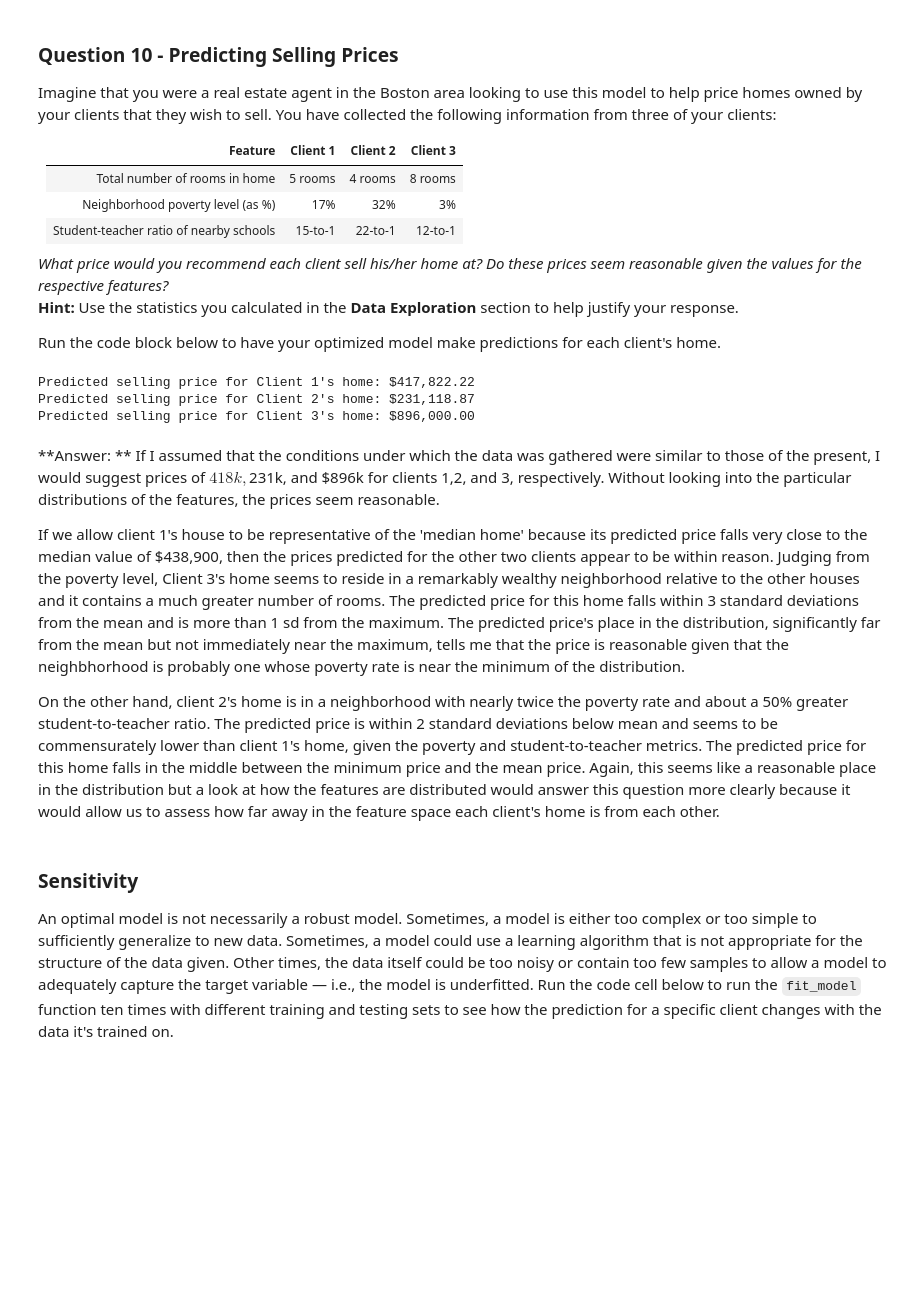
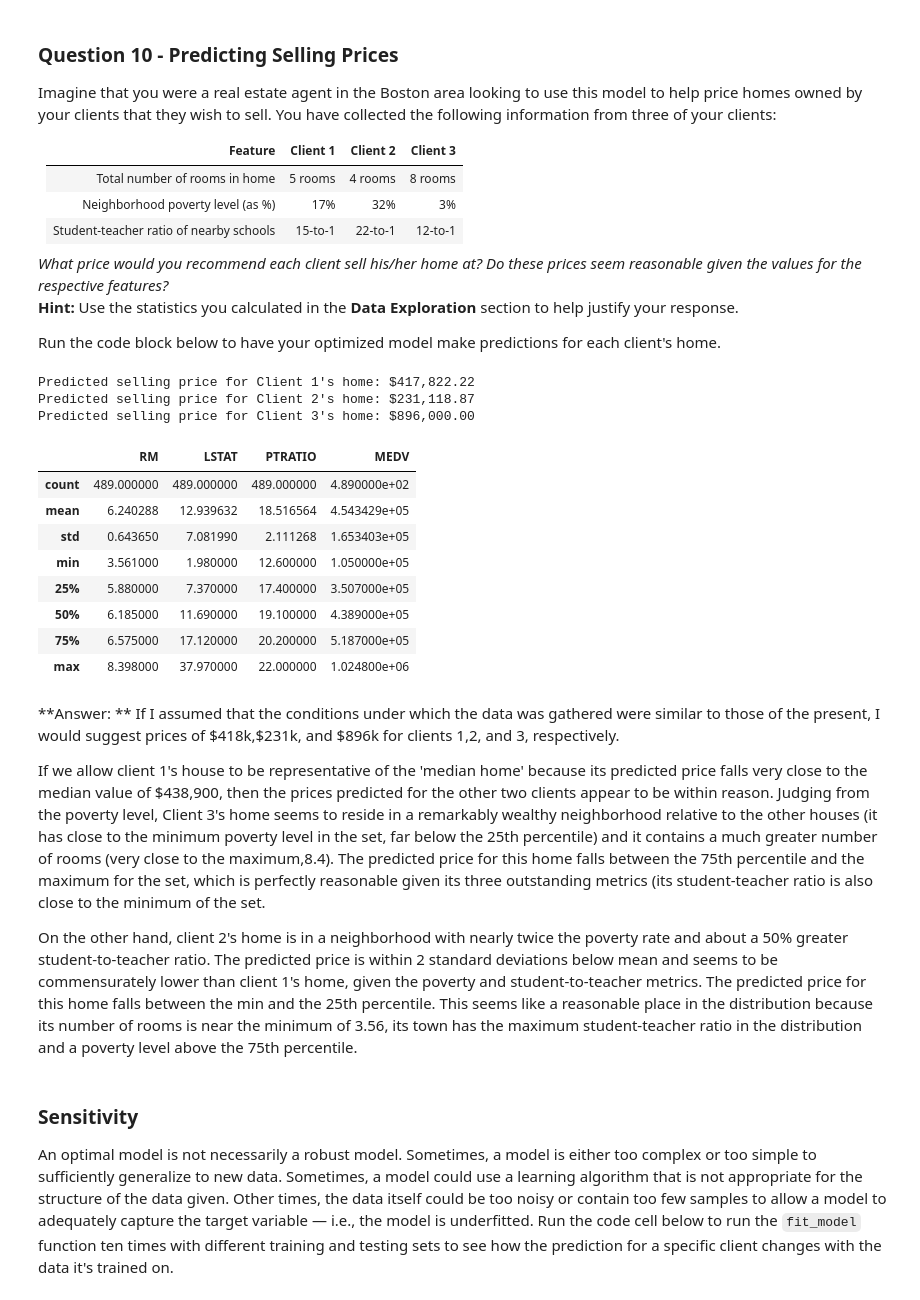
Before and after one commit to brayan07/machine-learning, a Jupyter notebook: projects/boston_housing/boston_housing.ipynb, the cells around one changed output. Cells and saved outputs as stored; diff of their text form; code cells hidden in the pictures; blank space fills up the shorter version.

Commit message:
Incorporated suggestions from first review.

```diff
--- a/projects/boston_housing/boston_housing.ipynb
+++ b/projects/boston_housing/boston_housing.ipynb
@@ -335,23 +349,35 @@ Run the code block below to have your optimized model make predictions for each
 # %%
 # Produce a matrix for client data
 client_data = [[5, 17, 15], # Client 1
                [4, 32, 22], # Client 2
                [8, 3, 12]]  # Client 3
 
 # Show predictions
 for i, price in enumerate(reg.predict(client_data)):
     print "Predicted selling price for Client {}'s home: ${:,.2f}".format(i+1, price)
+
+#Describe data
+data.describe()
 # %% [output]
 Predicted selling price for Client 1's home: $417,822.22
 Predicted selling price for Client 2's home: $231,118.87
 Predicted selling price for Client 3's home: $896,000.00
+|  | RM | LSTAT | PTRATIO | MEDV |
+| count | 489.000000 | 489.000000 | 489.000000 | 4.890000e+02 |
+| mean | 6.240288 | 12.939632 | 18.516564 | 4.543429e+05 |
+| std | 0.643650 | 7.081990 | 2.111268 | 1.653403e+05 |
+| min | 3.561000 | 1.980000 | 12.600000 | 1.050000e+05 |
+| 25% | 5.880000 | 7.370000 | 17.400000 | 3.507000e+05 |
+| 50% | 6.185000 | 11.690000 | 19.100000 | 4.389000e+05 |
+| 75% | 6.575000 | 17.120000 | 20.200000 | 5.187000e+05 |
+| max | 8.398000 | 37.970000 | 22.000000 | 1.024800e+06 |
 # %% [markdown]
 **Answer: **
-If I assumed that the conditions under which the data was gathered were similar to those of the present, I would suggest prices of $418k,$231k, and $896k for clients 1,2, and 3, respectively.  Without looking into the particular distributions of the features, the prices seem reasonable.
+If I assumed that the conditions under which the data was gathered were similar to those of the present, I would suggest prices of \$418k,\$231k, and \$896k for clients 1,2, and 3, respectively.
 
-If we allow client 1's house to be representative of the 'median home' because its predicted price falls very close to the median value of $438,900, then the prices predicted for the other two clients appear to be within reason.  Judging from the poverty level, Client 3's home seems to reside in a remarkably wealthy neighborhood relative to the other houses and it contains a much greater number of rooms.  The predicted price for this home falls within 3 standard deviations from the mean and is more than 1 sd from the maximum.  The predicted price's place in the distribution, significantly far from the mean but not immediately near the maximum, tells me that the price is reasonable given that the neighbhorhood is probably one whose poverty rate is near the minimum of the distribution.
+If we allow client 1's house to be representative of the 'median home' because its predicted price falls very close to the median value of $438,900, then the prices predicted for the other two clients appear to be within reason.  Judging from the poverty level, Client 3's home seems to reside in a remarkably wealthy neighborhood relative to the other houses (it has close to the minimum poverty level in the set, far below the 25th percentile) and it contains a much greater number of rooms (very close to the maximum,8.4).  The predicted price for this home falls between the 75th percentile and the maximum for the set, which is perfectly reasonable given its three outstanding metrics (its student-teacher ratio is also close to the minimum of the set.
 
-On the other hand, client 2's home is in a neighborhood with nearly twice the poverty rate and about a 50% greater student-to-teacher ratio.  The predicted price is within 2 standard deviations below mean and seems to be commensurately lower than client 1's home, given the poverty and student-to-teacher metrics.  The predicted price for this home falls in the middle between the minimum price and the mean price.  Again, this seems like a reasonable place in the distribution but a look at how the features are distributed would answer this question more clearly because it would allow us to assess how far away in the feature space each client's home is from each other.
+On the other hand, client 2's home is in a neighborhood with nearly twice the poverty rate and about a 50% greater student-to-teacher ratio.  The predicted price is within 2 standard deviations below mean and seems to be commensurately lower than client 1's home, given the poverty and student-to-teacher metrics.  The predicted price for this home falls between the min and the 25th percentile.  This seems like a reasonable place in the distribution because its number of rooms is near the minimum of 3.56, its town has the maximum student-teacher ratio in the distribution and a poverty level above the 75th percentile.
 # %% [markdown]
 ### Sensitivity
 An optimal model is not necessarily a robust model. Sometimes, a model is either too complex or too simple to sufficiently generalize to new data. Sometimes, a model could use a learning algorithm that is not appropriate for the structure of the data given. Other times, the data itself could be too noisy or contain too few samples to allow a model to adequately capture the target variable — i.e., the model is underfitted. Run the code cell below to run the `fit_model` function ten times with different training and testing sets to see how the prediction for a specific client changes with the data it's trained on.
```
Also changed, not shown: parts of 7 cells of this notebook, 1 other file.
